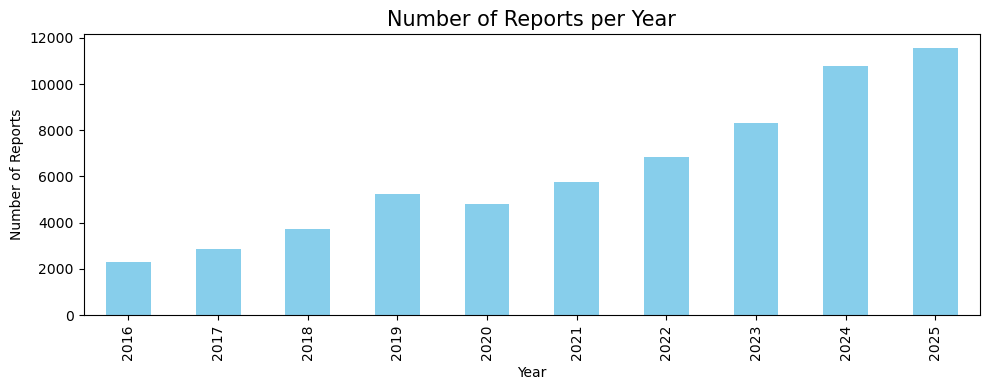
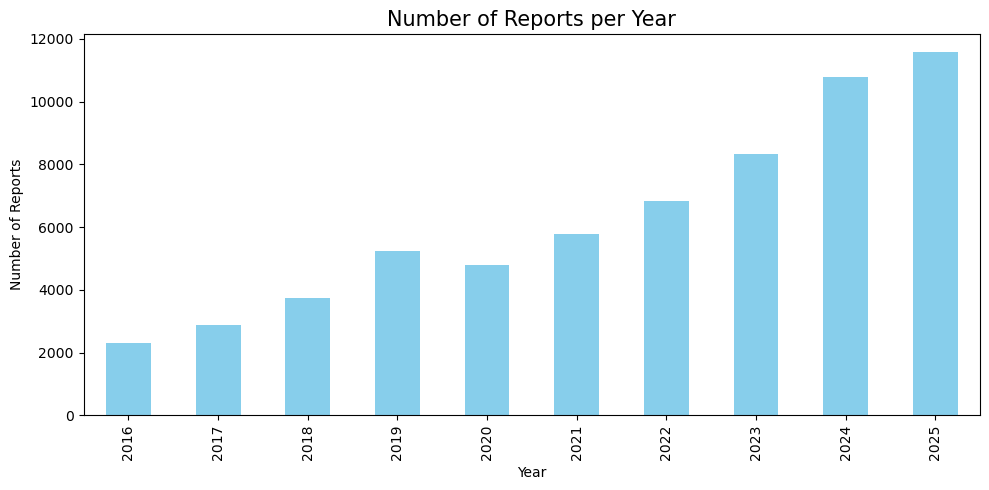
Code edit (unified diff) that turned the first committed figure into the second:
--- before
+++ after
@@ -1,11 +1,8 @@
-fig, ax = plt.subplots(figsize=(10,4))
-
-reports_gdf["year"].value_counts().sort_index().plot(kind="bar", ax=ax, color="skyblue")
-
-ax.set_title("Number of Reports per Year", fontsize=15)
-ax.set_ylabel("Number of Reports")
-ax.set_xlabel("Year")
-
-plt.tight_layout()
-plt.savefig("../outputs/reports_per_year.png", dpi=300, bbox_inches="tight")
-plt.show()
+plot_bar(
+    reports_gdf["year"].value_counts(),
+    title="Number of Reports per Year",
+    xlabel="Year",
+    ylabel="Number of Reports",
+    output_path="../outputs/reports_per_year.png",
+    sort_index=True,
+)

Commit: function for bar charts via srd folder